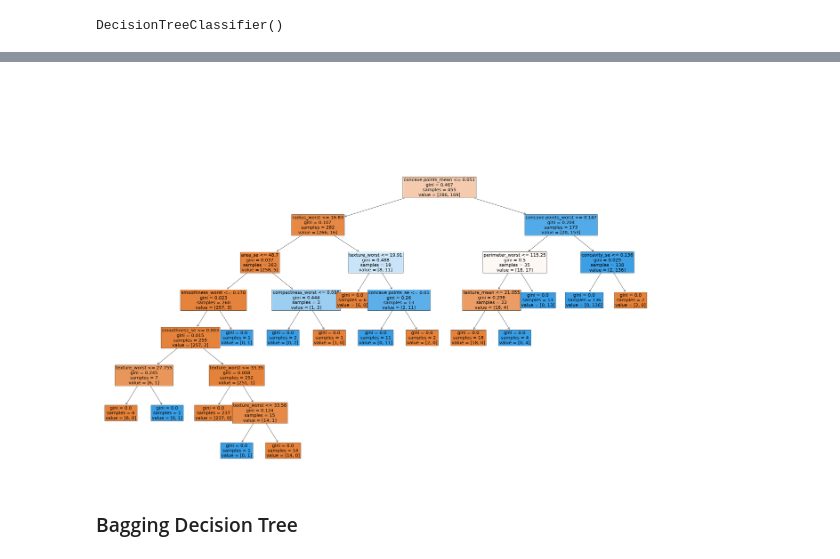
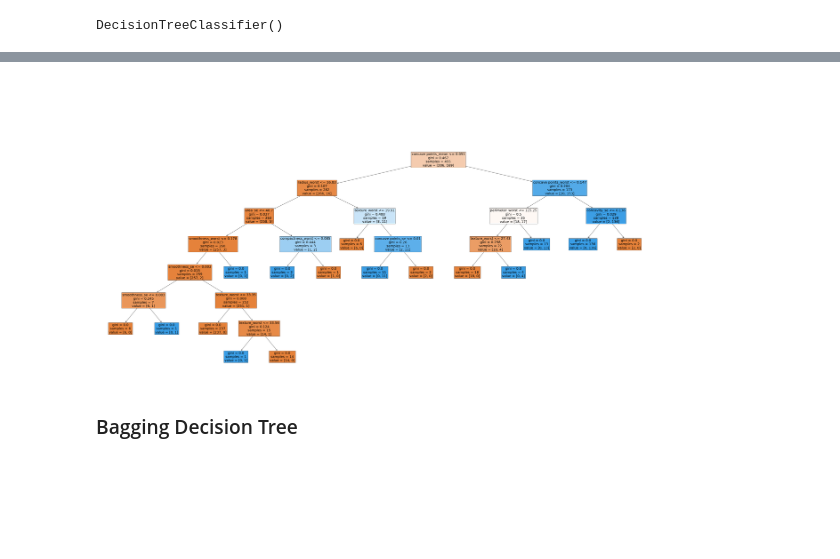
Before and after one commit to Breast-Cancer-Team/Final-Project, a Jupyter notebook: Decision Trees and Random Forest.ipynb, the cells around one changed output, grey strips where cells are left out. Drawn from its saved outputs; the diff is of its cells as text; code cells hidden in the pictures; blank space fills up the shorter version.

```diff
--- a/Decision Trees and Random Forest.ipynb
+++ b/Decision Trees and Random Forest.ipynb
@@ -74,9 +77,9 @@ Prediction accuracy MSE:  0.05263157894736842
 # %%
-fig = plt.figure(figsize=(45,25))
+fig = plt.figure(figsize=(60,25))
 _ = tree.plot_tree(classifier, feature_names=x.columns, filled=True,fontsize=20)
 plt.tight_layout()
 # %% [output]
-[figure, old version]
+[figure, new version]
 # %% [markdown]
 ### Bagging Decision Tree
 # %%
```
Also changed, not shown: parts of 3 cells of this notebook, 1 other file.
